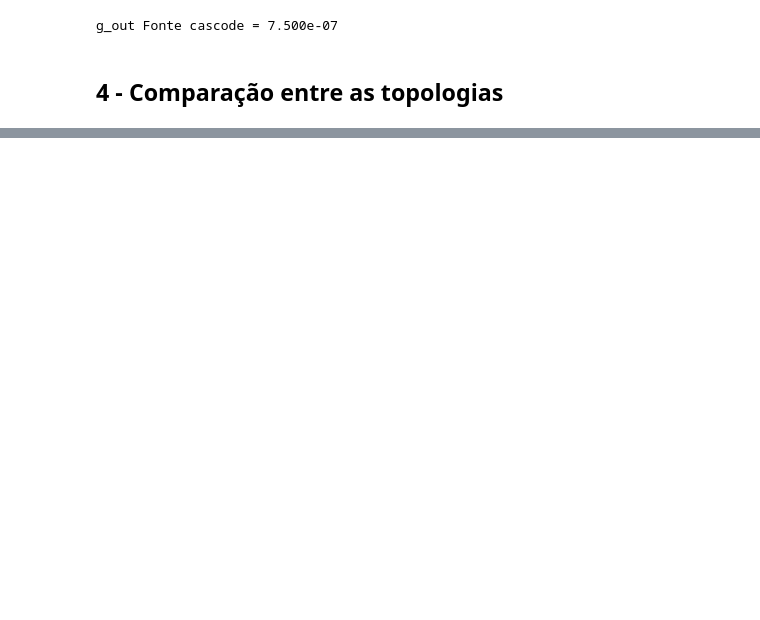
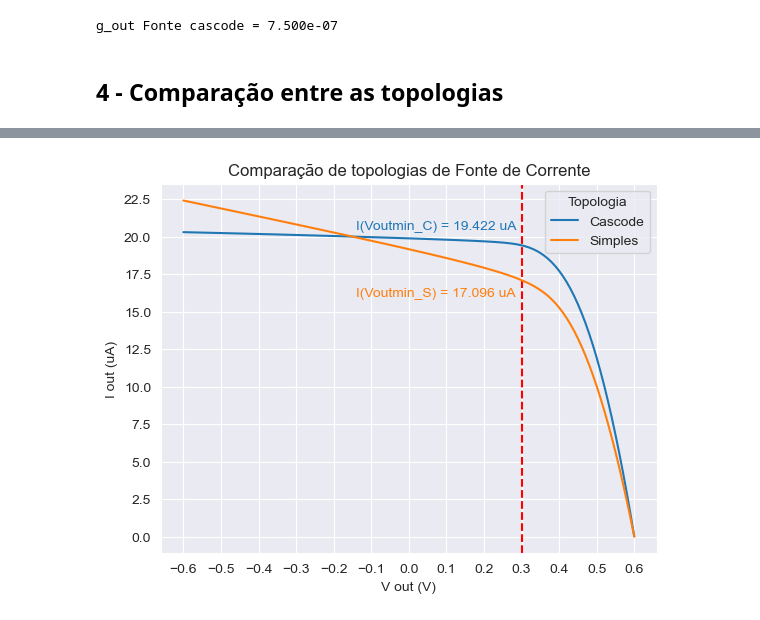
Before and after one commit to Xornotor/PPGEEC-PCI-Trabalhos, a Jupyter notebook: Trabalho 1/AndrePaiva_Trabalho1_PCI_2025_1.ipynb, the cells around one changed output, grey strips where cells are left out. Drawn from its saved outputs; the diff is of its cells as text; code cells hidden in the pictures; blank space fills up the shorter version.

```diff
--- a/Trabalho 1/AndrePaiva_Trabalho1_PCI_2025_1.ipynb
+++ b/Trabalho 1/AndrePaiva_Trabalho1_PCI_2025_1.ipynb
@@ -49,6 +49,8 @@ Phi_t = 26e-3
 import numpy as np
 import pandas as pd
 from matplotlib import pyplot as plt
+import seaborn as sns
+sns.set_style("darkgrid")
 # %% [markdown]
 ## 2 - Dimensionamento de fonte de corrente simples
 # %% [markdown]
@@ -395,3 +397,23 @@ g_out Fonte cascode = 7.500e-07
 **Diagrama usado para comparação**
 
 ![Circuito Comparacao](jupyter_img/FiguraAB_Comparacao_Circuito.jpg)
+# %%
+df_circ = pd.read_csv("LTSpice/ComparacaoFonte_Simples_Cascode.csv")
+df_circ = df_circ.melt(("Vout"), var_name="Topologia", value_name="Iout")
+df_circ["Iout"] *= 1e6
+i_voutmin_simples = df_circ.loc[(df_circ["Vout"] == 0.3) & (df_circ["Topologia"] == "Simples")].reset_index()["Iout"][0]
+i_voutmin_cascode = df_circ.loc[(df_circ["Vout"] == 0.3) & (df_circ["Topologia"] == "Cascode")].reset_index()["Iout"][0]
+
+fig, ax = plt.subplots(1, 1)
+sns.lineplot(df_circ, x="Vout", y="Iout", hue="Topologia", ax=ax)
+ax.set_xlabel("V out (V)")
+ax.set_ylabel("I out (uA)")
+ax.set_xticks(np.arange(-0.6, 0.7, 0.1))
+ax.set_yticks(np.arange(0, 25, 2.5))
+ax.axvline(x=0.3, color='red', linestyle='--', zorder=1)
+ax.text(-0.14, 20.5, f"I(Voutmin_C) = {i_voutmin_cascode:.3f} uA", color="tab:blue")
+ax.text(-0.14, 16, f"I(Voutmin_S) = {i_voutmin_simples:.3f} uA", color="tab:orange")
+ax.set_title("Comparação de topologias de Fonte de Corrente")
+plt.show()
+# %% [output]
+[figure, added]
```
Also changed, not shown: parts of 1 cell of this notebook, 1 other file.
